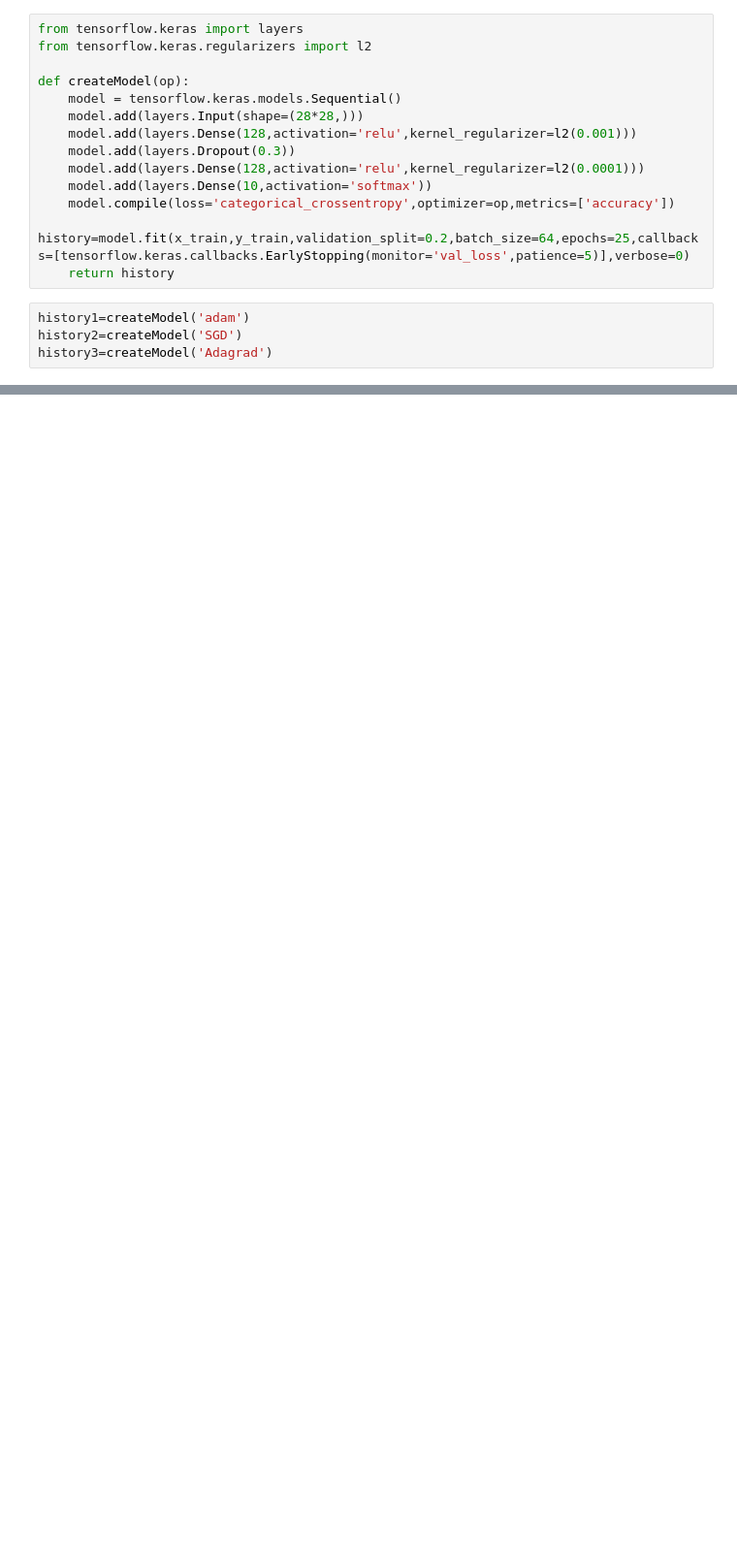
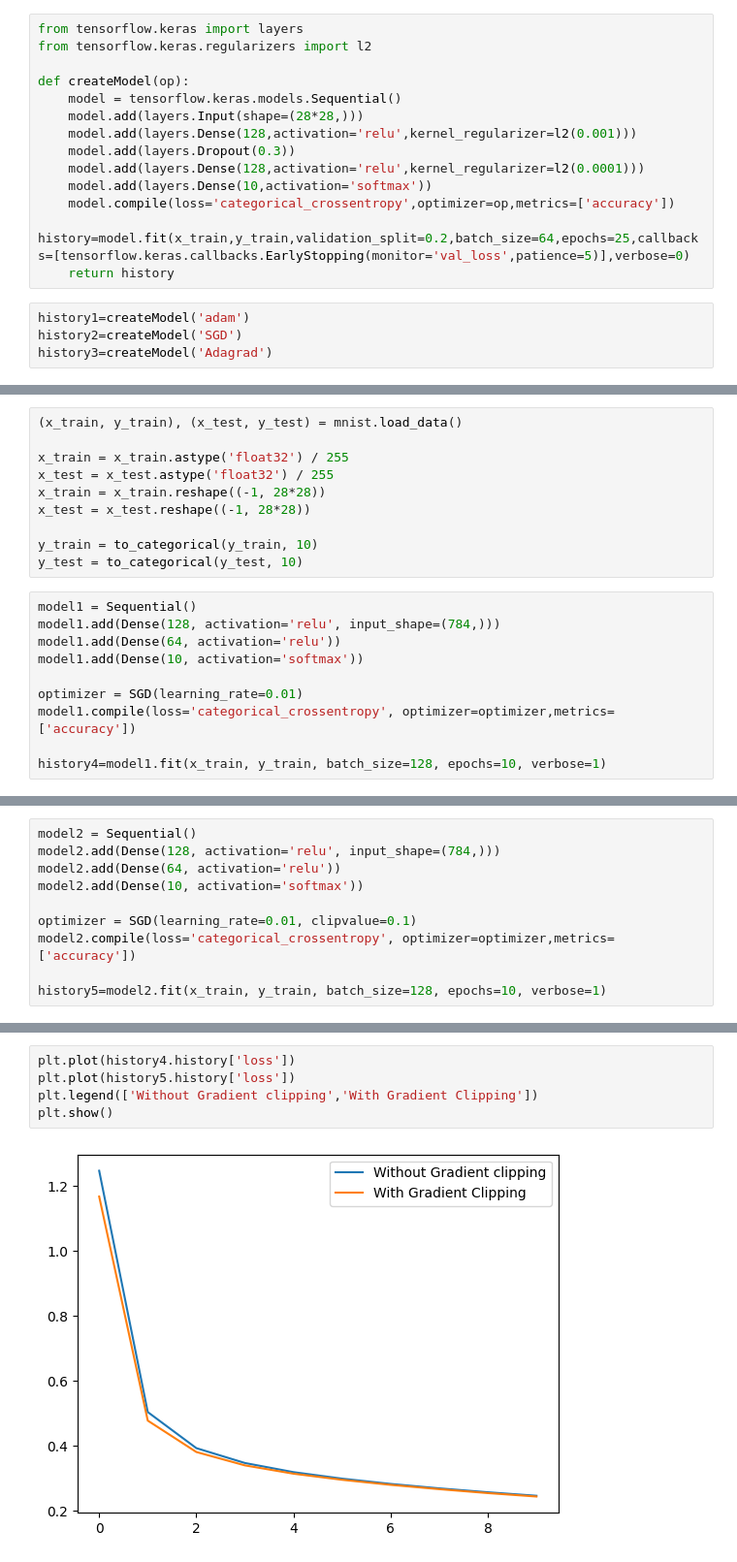
Before and after one commit to kamath-aditya/nndl_task, a Jupyter notebook: program-1.ipynb, the cells around one changed output, grey strips where cells are left out. Shown at 97% size. Saved outputs shown, nothing was run; the diff lists cells and outputs as text; blank space fills up the shorter version.

```diff
--- a/program-1.ipynb
+++ b/program-1.ipynb
@@ -59,0 +66,20 @@ plt.legend(['Adam','SGD','Adagrad'])
+# %%
+(x_train, y_train), (x_test, y_test) = mnist.load_data()
+
+x_train = x_train.astype('float32') / 255
+x_test = x_test.astype('float32') / 255
+x_train = x_train.reshape((-1, 28*28))
+x_test = x_test.reshape((-1, 28*28))
+
+y_train = to_categorical(y_train, 10)
+y_test = to_categorical(y_test, 10)
+# %%
+model1 = Sequential()
+model1.add(Dense(128, activation='relu', input_shape=(784,)))
+model1.add(Dense(64, activation='relu'))
+model1.add(Dense(10, activation='softmax'))
+
+optimizer = SGD(learning_rate=0.01)
+model1.compile(loss='categorical_crossentropy', optimizer=optimizer,metrics=['accuracy'])
+
+history4=model1.fit(x_train, y_train, batch_size=128, epochs=10, verbose=1)
@@ -59,0 +107,10 @@ plt.legend(['Adam','SGD','Adagrad'])
+# %%
+model2 = Sequential()
+model2.add(Dense(128, activation='relu', input_shape=(784,)))
+model2.add(Dense(64, activation='relu'))
+model2.add(Dense(10, activation='softmax'))
+
+optimizer = SGD(learning_rate=0.01, clipvalue=0.1)
+model2.compile(loss='categorical_crossentropy', optimizer=optimizer,metrics=['accuracy'])
+
+history5=model2.fit(x_train, y_train, batch_size=128, epochs=10, verbose=1)
@@ -59,0 +154,7 @@ plt.legend(['Adam','SGD','Adagrad'])
+# %%
+plt.plot(history4.history['loss'])
+plt.plot(history5.history['loss'])
+plt.legend(['Without Gradient clipping','With Gradient Clipping'])
+plt.show()
+# %% [output]
+[figure, added]
```
Also changed, not shown: parts of 8 cells of this notebook.
